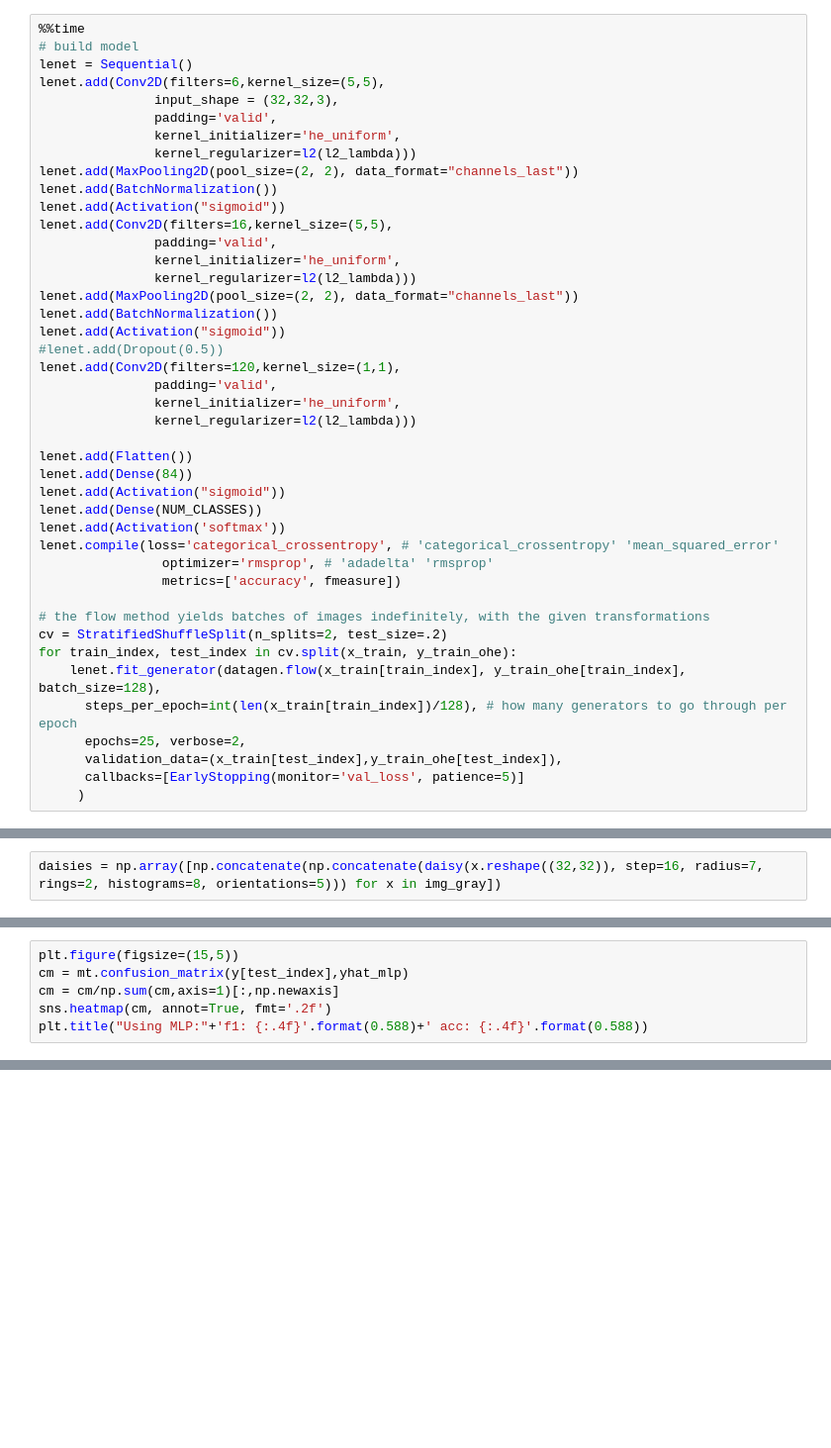
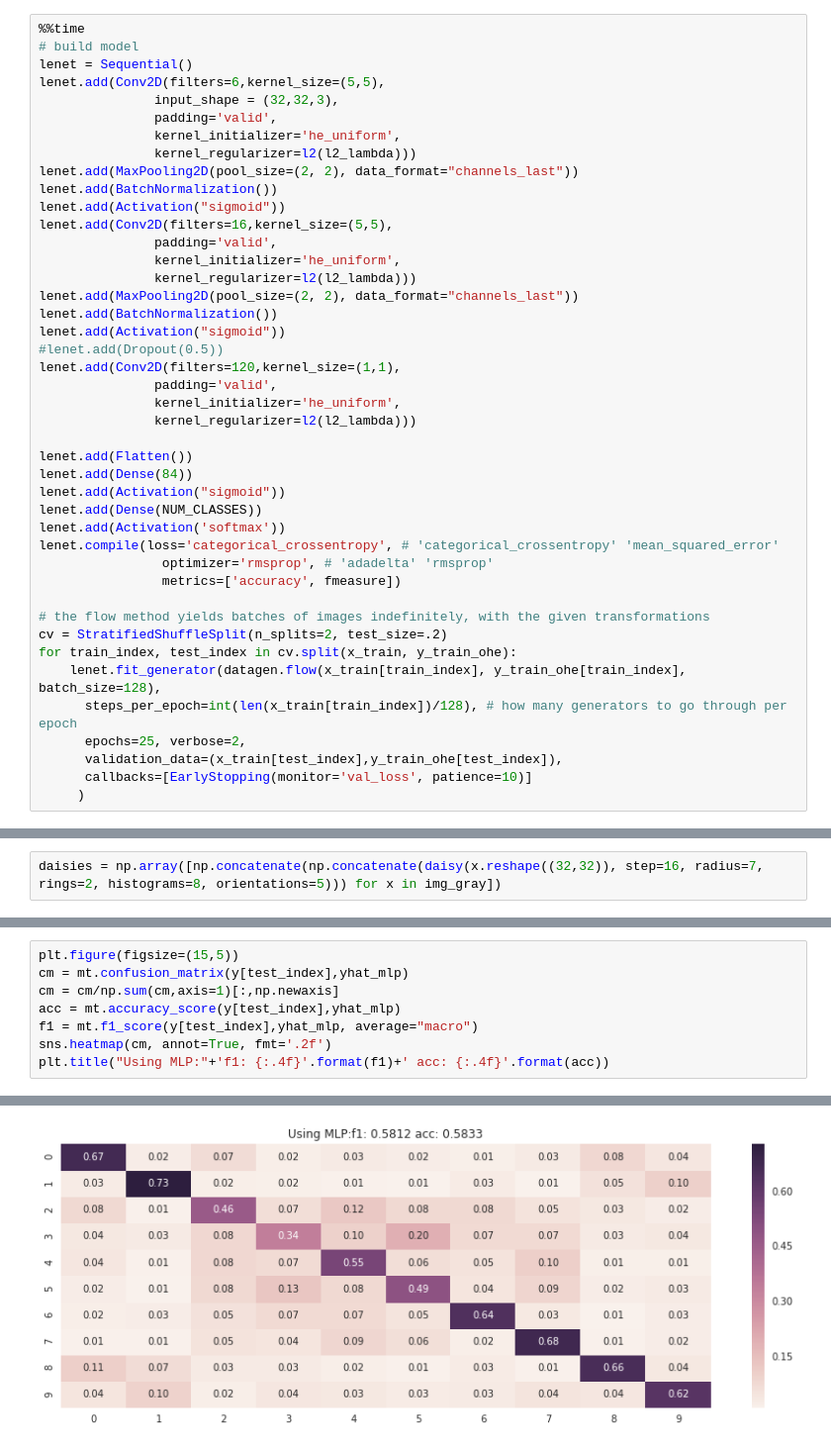
Before and after one commit to egabrielsen/MachineLearning, a Jupyter notebook: Lab08/lab8-Final-Maybe.ipynb, the cells around one changed output, grey strips where cells are left out. Shown: that part at 99% size. Saved outputs shown, nothing was run; the diff lists cells and outputs as text; blank space fills up the shorter version.

```diff
--- a/Lab08/lab8-Final-Maybe.ipynb
+++ b/Lab08/lab8-Final-Maybe.ipynb
@@ -237,7 +249,7 @@ for train_index, test_index in cv.split(x_train, y_train_ohe):
       steps_per_epoch=int(len(x_train[train_index])/128), # how many generators to go through per epoch
       epochs=25, verbose=2,
       validation_data=(x_train[test_index],y_train_ohe[test_index]),
-      callbacks=[EarlyStopping(monitor='val_loss', patience=5)]
+      callbacks=[EarlyStopping(monitor='val_loss', patience=10)]
      )
 # %% [output]
 Epoch 1/25
@@ -492,5 +510,8 @@ NameError: name 'yhat' is not defined
 plt.figure(figsize=(15,5))
 cm = mt.confusion_matrix(y[test_index],yhat_mlp)
 cm = cm/np.sum(cm,axis=1)[:,np.newaxis]
+acc = mt.accuracy_score(y[test_index],yhat_mlp)
+f1 = mt.f1_score(y[test_index],yhat_mlp, average="macro")
 sns.heatmap(cm, annot=True, fmt='.2f')
-plt.title("Using MLP:"+'f1: {:.4f}'.format(0.588)+' acc: {:.4f}'.format(0.588))
+plt.title("Using MLP:"+'f1: {:.4f}'.format(f1)+' acc: {:.4f}'.format(acc))
+# %% [output]
@@ -497,3 +519,4 @@ plt.title("Using MLP:"+'f1: {:.4f}'.format(0.588)+' acc: {:.4f}'.format(0.588))
+[figure, added]
 # %%
 probas = pl.predict_proba(x[test_index])
 plot_roc(probas, y[test_index])
```
Also changed, not shown: parts of 14 cells of this notebook.
